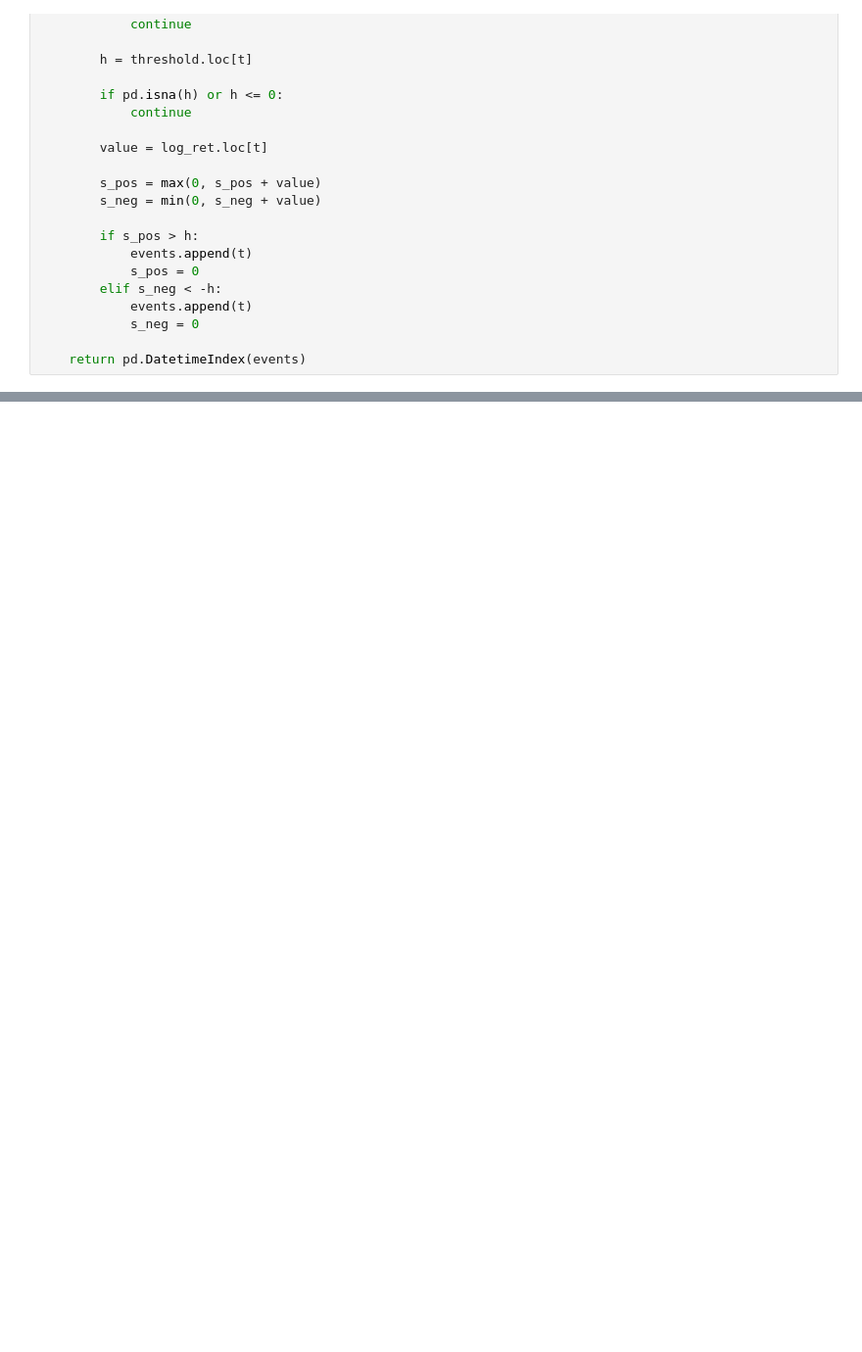
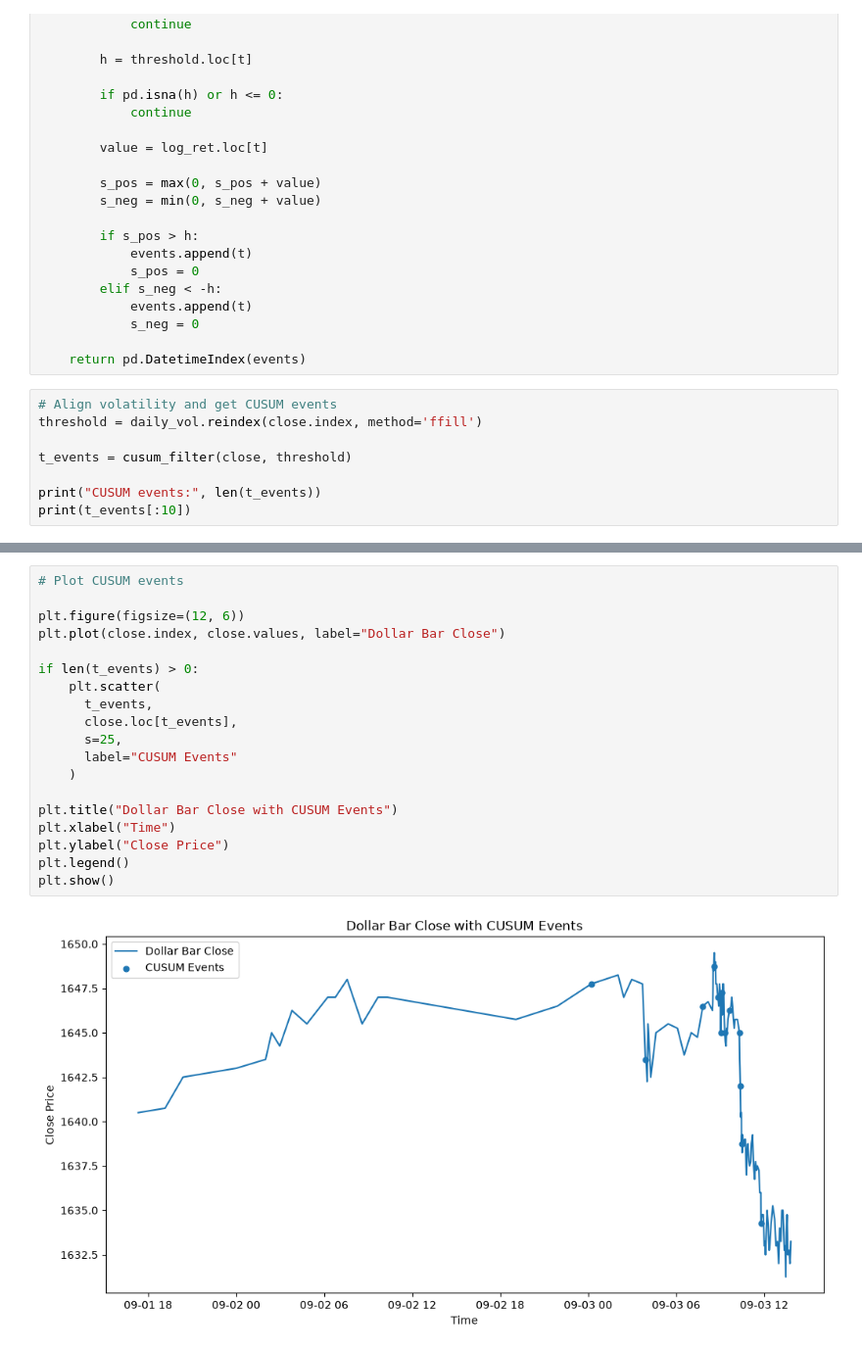
Before and after one commit to WhizIkem/Trading-Bars, a Jupyter notebook: Daily_Volatility/daily_volatility.ipynb, the cells around one changed output, grey strips where cells are left out. Shown at 98% size. Saved outputs shown, nothing was run; the diff lists cells and outputs as text; blank space fills up the shorter version.

```diff
--- a/Daily_Volatility/daily_volatility.ipynb
+++ b/Daily_Volatility/daily_volatility.ipynb
@@ -128,3 +128,11 @@ def cusum_filter(close, threshold):
             s_neg = 0
 
     return pd.DatetimeIndex(events)
+# %%
+# Align volatility and get CUSUM events
+threshold = daily_vol.reindex(close.index, method='ffill')
+
+t_events = cusum_filter(close, threshold)
+
+print("CUSUM events:", len(t_events))
+print(t_events[:10])
@@ -130,0 +147,21 @@ def cusum_filter(close, threshold):
+# %%
+# Plot CUSUM events
+
+plt.figure(figsize=(12, 6))
+plt.plot(close.index, close.values, label="Dollar Bar Close")
+
+if len(t_events) > 0:
+    plt.scatter(
+      t_events,
+      close.loc[t_events],
+      s=25,
+      label="CUSUM Events"
+    )
+
+plt.title("Dollar Bar Close with CUSUM Events")
+plt.xlabel("Time")
+plt.ylabel("Close Price")
+plt.legend()
+plt.show()
+# %% [output]
+[figure, added]
```
Also changed, not shown: parts of 12 cells of this notebook, 1 other file.
